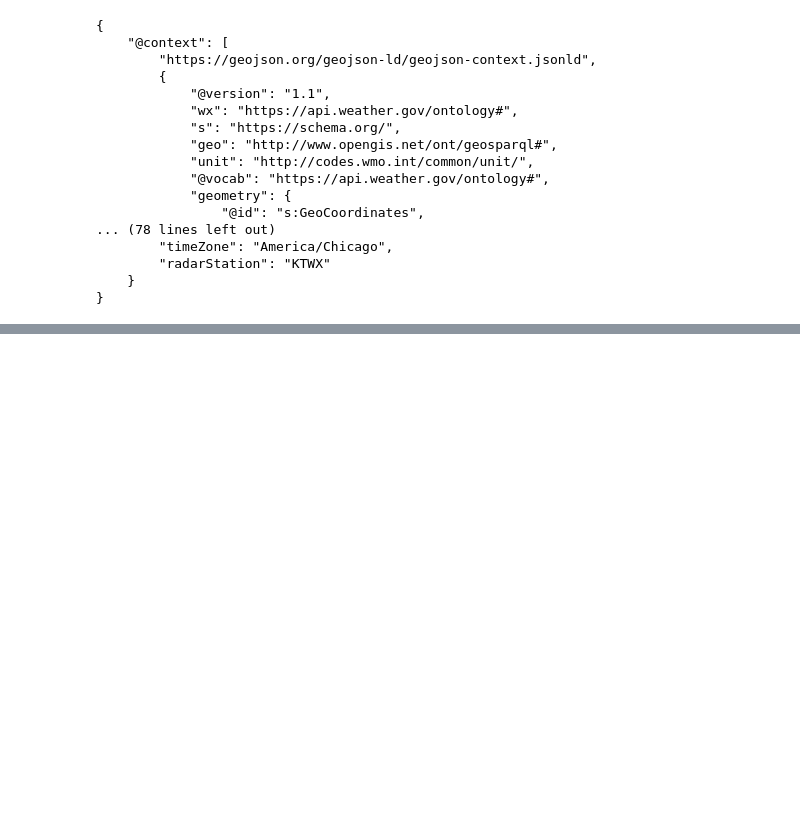
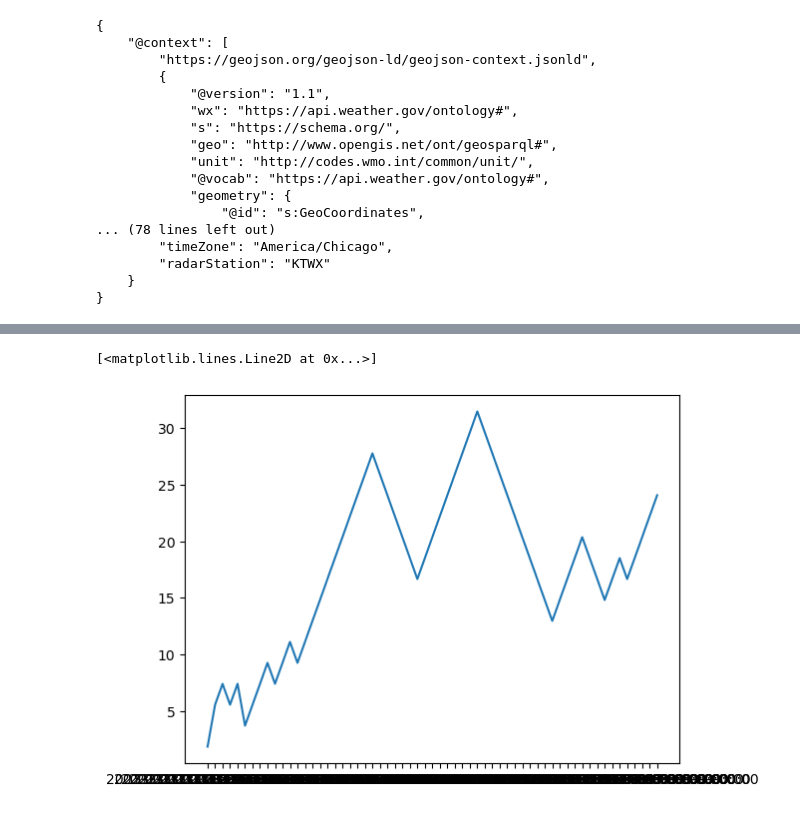
Before and after one commit to lightningcookies/weather386, a Jupyter notebook: nwsApiTest.ipynb, the cells around one changed output, grey strips where cells are left out. Drawn from its saved outputs; the diff is of its cells as text; code cells hidden in the pictures; blank space fills up the shorter version.

```diff
--- a/nwsApiTest.ipynb
+++ b/nwsApiTest.ipynb
@@ -56,0 +196,10 @@ print(df)
+# %%
+df_dewpoint[['DateTime', 'Duration']] = df_dewpoint['validTime'].str.split('/PT', expand=True)
+df_windSpeed[['DateTime', 'Duration']] = df_windSpeed['validTime'].str.split('/PT', expand=True)
+# %%
+import matplotlib.pyplot as plt
+#plt.plot(df_dewpoint['DateTime'],df_dewpoint['value'])
+plt.plot(df_windSpeed['DateTime'],df_windSpeed['value'])
+# %% [output]
+[<matplotlib.lines.Line2D at 0x...>]
+[figure, added]
```
Also changed, not shown: parts of 5 cells of this notebook, 10 other files.
